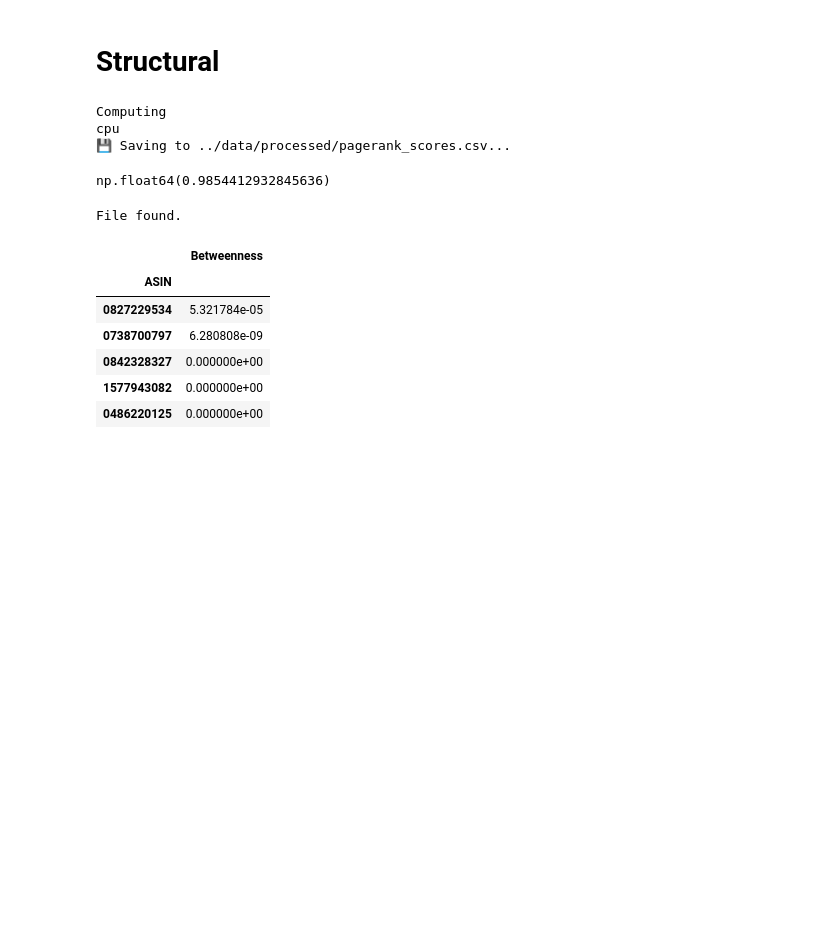
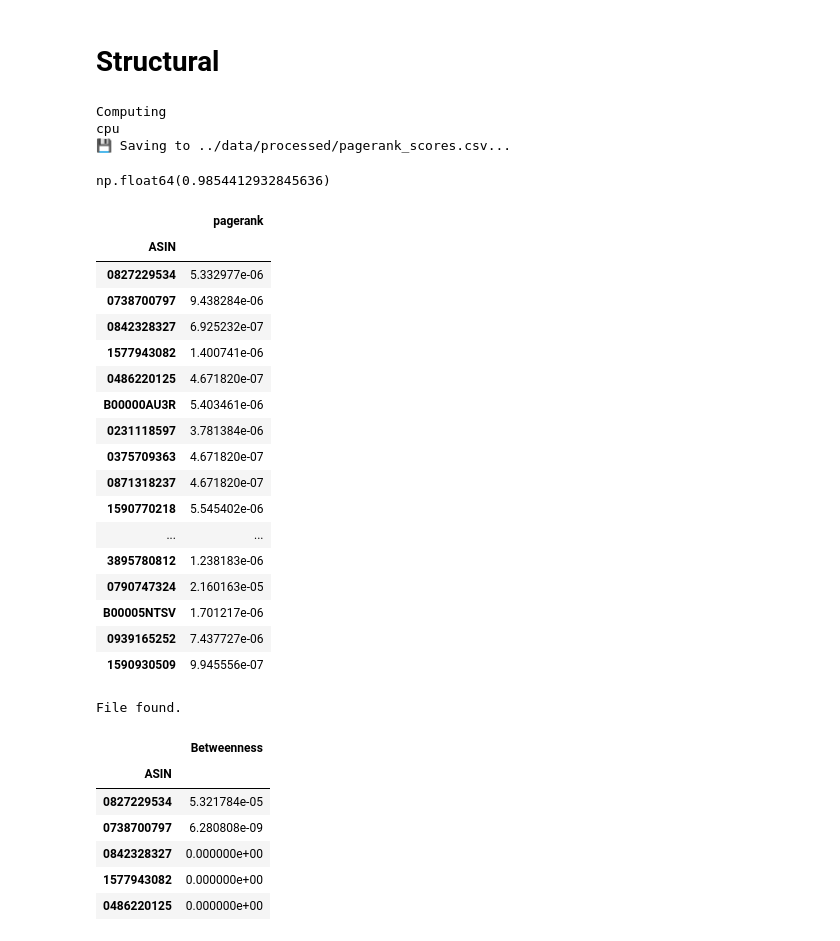
Before and after one commit to raozzo/ProgettoLFN, a Jupyter notebook: Code/notebooks/print.ipynb, the cells around one changed output. Saved outputs shown, nothing was run; the diff lists cells and outputs as text; code cells hidden in the pictures; blank space fills up the shorter version.

```diff
--- a/Code/notebooks/print.ipynb
+++ b/Code/notebooks/print.ipynb
@@ -22,18 +22,36 @@ recompute = False
 # %%
 
 df_handpagerank = load_or_compute("../data/processed/pagerank_scores.csv", get_pagerank , True , G = G_loaded, force_cpu = False)
 # Now all functions (build_index_map, calculate_pagerank, etc.) are available in memory
 #prscores = get_prscores(G_loaded)
 display(sum(df_handpagerank["pagerank"].values))
 #df_handpagerank = pd.DataFrame(list(prscores.items()), columns=['ASIN', 'MyHandPageRank'])
-#display(df_handpagerank.head(20))
+display(df_handpagerank.head(20))
 # Save to CSV
 #df_handpagerank.to_csv("../data/processed/handpagerank_scores.csv", index=False)
 # %% [output]
 Computing
 cpu
 💾 Saving to ../data/processed/pagerank_scores.csv...
 np.float64(0.9854412932845636)
+|  | pagerank |
+| ASIN |  |
+| 0827229534 | 5.332977e-06 |
+| 0738700797 | 9.438284e-06 |
+| 0842328327 | 6.925232e-07 |
+| 1577943082 | 1.400741e-06 |
+| 0486220125 | 4.671820e-07 |
+| B00000AU3R | 5.403461e-06 |
+| 0231118597 | 3.781384e-06 |
+| 0375709363 | 4.671820e-07 |
+| 0871318237 | 4.671820e-07 |
+| 1590770218 | 5.545402e-06 |
+| ... | ... |
+| 3895780812 | 1.238183e-06 |
+| 0790747324 | 2.160163e-05 |
+| B00005NTSV | 1.701217e-06 |
+| 0939165252 | 7.437727e-06 |
+| 1590930509 | 9.945556e-07 |
 # %%
 
 
```
Also changed, not shown: 1 other file.
